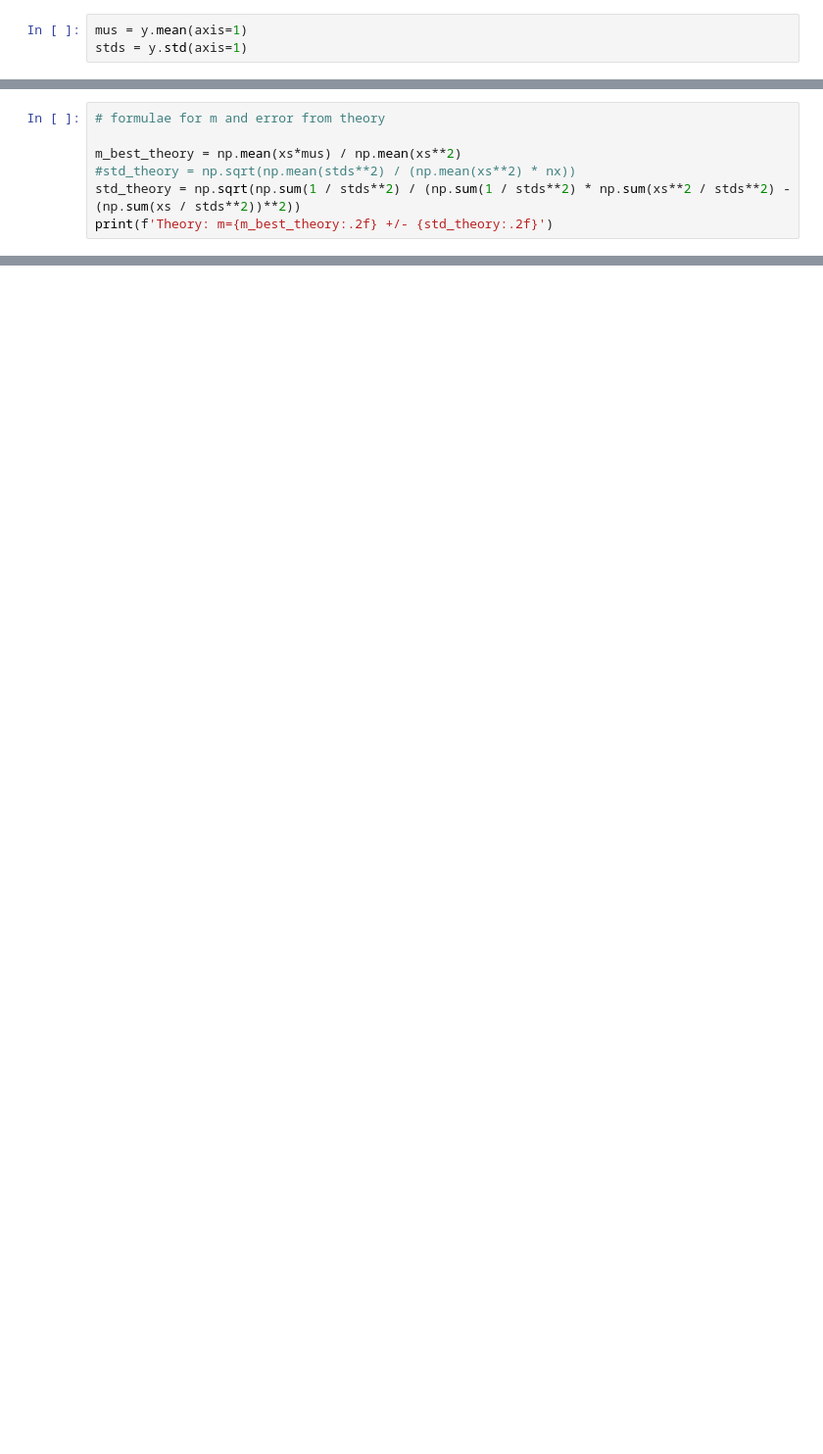
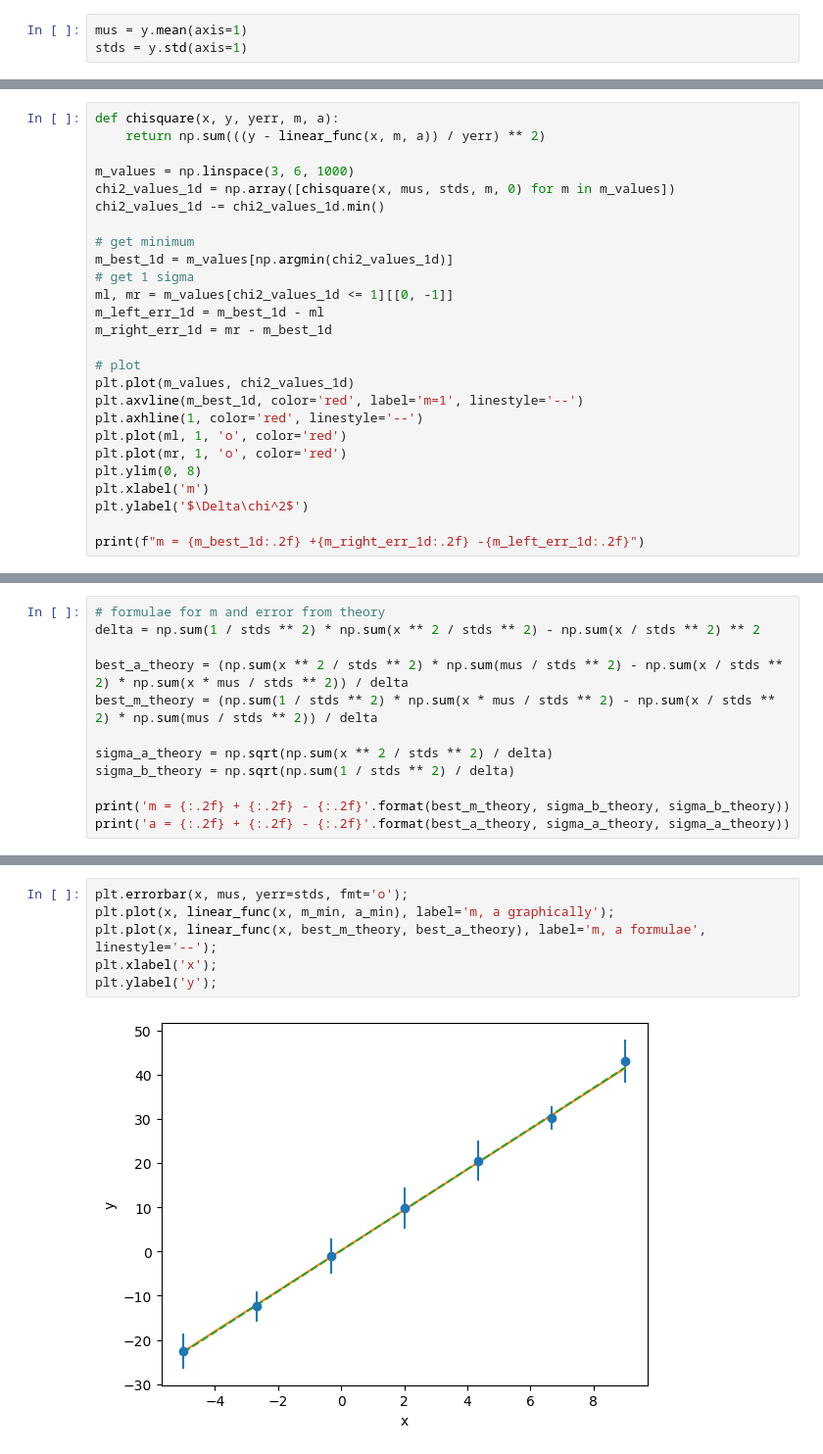
Before and after one commit to maxgalli/StatsStudies, a Jupyter notebook: ExercisesForCourse/Weekly/chi_square.ipynb, the cells around one changed output, grey strips where cells are left out. Shown at 98% size. Saved outputs shown, nothing was run; the diff lists cells and outputs as text; blank space fills up the shorter version.

```diff
--- a/ExercisesForCourse/Weekly/chi_square.ipynb
+++ b/ExercisesForCourse/Weekly/chi_square.ipynb
@@ -37,0 +71,26 @@ plt.plot(xs, linear_func(xs, m_true), color='red', label='m=1');
+# %%
+def chisquare(x, y, yerr, m, a):
+    return np.sum(((y - linear_func(x, m, a)) / yerr) ** 2)
+
+m_values = np.linspace(3, 6, 1000)
+chi2_values_1d = np.array([chisquare(x, mus, stds, m, 0) for m in m_values])
+chi2_values_1d -= chi2_values_1d.min()
+
+# get minimum
+m_best_1d = m_values[np.argmin(chi2_values_1d)]
+# get 1 sigma
+ml, mr = m_values[chi2_values_1d <= 1][[0, -1]]
+m_left_err_1d = m_best_1d - ml
+m_right_err_1d = mr - m_best_1d
+
+# plot
+plt.plot(m_values, chi2_values_1d)
+plt.axvline(m_best_1d, color='red', label='m=1', linestyle='--')
+plt.axhline(1, color='red', linestyle='--')
+plt.plot(ml, 1, 'o', color='red')
+plt.plot(mr, 1, 'o', color='red')
+plt.ylim(0, 8)
+plt.xlabel('m')
+plt.ylabel('$\Delta\chi^2$')
+
+print(f"m = {m_best_1d:.2f} +{m_right_err_1d:.2f} -{m_left_err_1d:.2f}")
@@ -68,8 +212,13 @@ Best fit m: 2.40 +0.14 -0.14
 # %%
 # formulae for m and error from theory
+delta = np.sum(1 / stds ** 2) * np.sum(x ** 2 / stds ** 2) - np.sum(x / stds ** 2) ** 2
 
-m_best_theory = np.mean(xs*mus) / np.mean(xs**2)
-#std_theory = np.sqrt(np.mean(stds**2) / (np.mean(xs**2) * nx))
-std_theory = np.sqrt(np.sum(1 / stds**2) / (np.sum(1 / stds**2) * np.sum(xs**2 / stds**2) - (np.sum(xs / stds**2))**2))
-print(f'Theory: m={m_best_theory:.2f} +/- {std_theory:.2f}')
+best_a_theory = (np.sum(x ** 2 / stds ** 2) * np.sum(mus / stds ** 2) - np.sum(x / stds ** 2) * np.sum(x * mus / stds ** 2)) / delta
+best_m_theory = (np.sum(1 / stds ** 2) * np.sum(x * mus / stds ** 2) - np.sum(x / stds ** 2) * np.sum(mus / stds ** 2)) / delta
+
+sigma_a_theory = np.sqrt(np.sum(x ** 2 / stds ** 2) / delta)
+sigma_b_theory = np.sqrt(np.sum(1 / stds ** 2) / delta)
+
+print('m = {:.2f} + {:.2f} - {:.2f}'.format(best_m_theory, sigma_b_theory, sigma_b_theory))
+print('a = {:.2f} + {:.2f} - {:.2f}'.format(best_a_theory, sigma_a_theory, sigma_a_theory))
 # %% [output]
@@ -76,0 +227,8 @@ Theory: m=2.37 +/- 0.20
+# %%
+plt.errorbar(x, mus, yerr=stds, fmt='o');
+plt.plot(x, linear_func(x, m_min, a_min), label='m, a graphically');
+plt.plot(x, linear_func(x, best_m_theory, best_a_theory), label='m, a formulae', linestyle='--');
+plt.xlabel('x');
+plt.ylabel('y');
+# %% [output]
+[figure, added]
```
Also changed, not shown: parts of 19 cells of this notebook, 1 other file.
